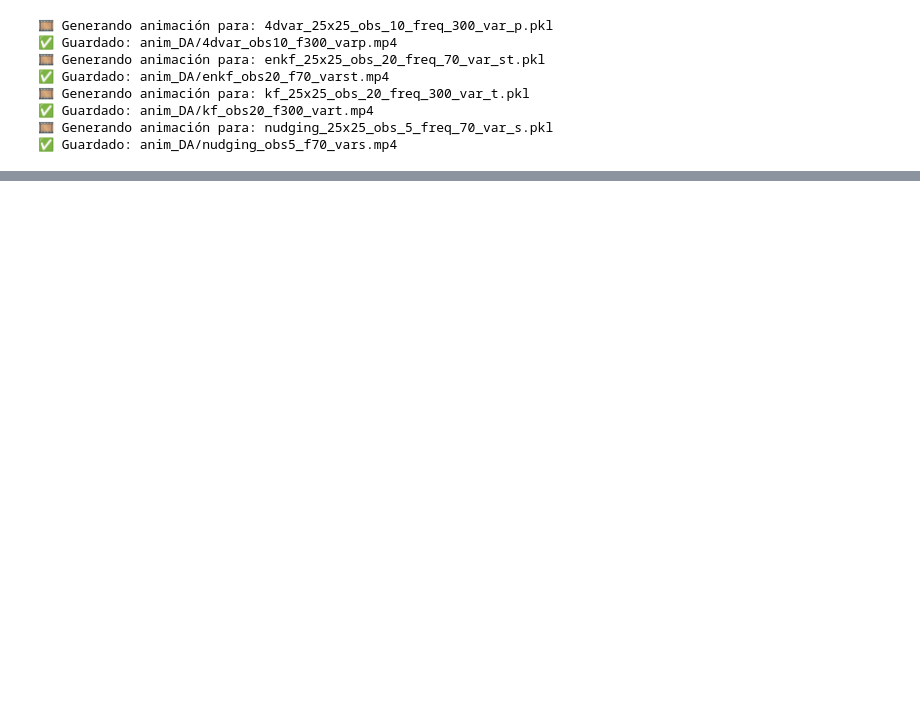
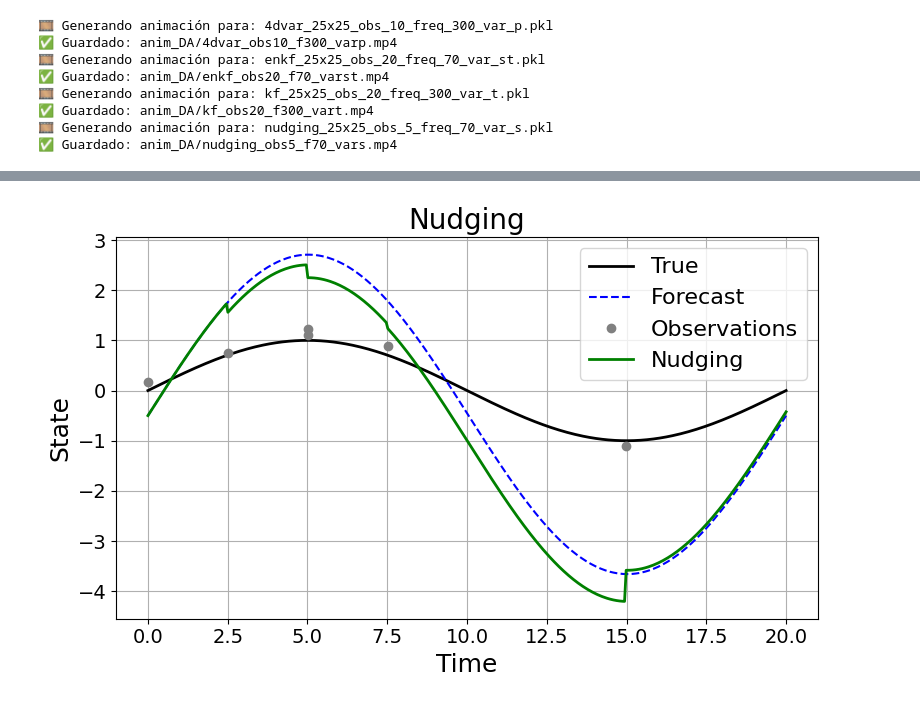
Before and after one commit to angelgvillatoro/bullville_M1, a Jupyter notebook: phd/notebook_simulacion_asimilacion_completo.ipynb, the cells around one changed output, grey strips where cells are left out. Cells and saved outputs as stored; diff of their text form; code cells hidden in the pictures; blank space fills up the shorter version.

```diff
--- a/phd/notebook_simulacion_asimilacion_completo.ipynb
+++ b/phd/notebook_simulacion_asimilacion_completo.ipynb
@@ -1881,0 +1960,100 @@ for _, row in mas_precisos.iterrows():
+# %%
+import numpy as np
+import matplotlib.pyplot as plt
+
+# Semilla para reproducibilidad
+np.random.seed(0)
+
+# Tiempo extendido
+t = np.linspace(0, 20, 400)
+dt = t[1] - t[0]
+true_signal = np.sin(np.pi * t / 10)
+
+# Índices de observación hasta t=10 + puntos de curvatura
+obs_indices = np.where(t <= 10)[0][::50]
+curvature_times = [5, 15]
+curvature_indices = [np.argmin(np.abs(t - tc)) for tc in curvature_times]
+obs_indices = np.sort(np.concatenate([obs_indices, curvature_indices]))
+
+# Observaciones ruidosas
+sigma_obs = 0.1
+observations = true_signal[obs_indices] + np.random.normal(0, sigma_obs, size=len(obs_indices))
+obs_dict = dict(zip(obs_indices, observations))
+
+# === Parámetros de error ===
+R = sigma_obs**2       # Error de observación
+B = 0.25               # Covarianza del modelo
+H = 1                  # Observación directa
+
+# === Forecast inicial ===
+forecast = np.zeros_like(t)
+forecast[0] = -0.5
+
+# === Nudging ===
+nudging = np.copy(forecast)
+nudging_gain = 0.2
+
+# === Kalman Filter ===
+kalman = np.copy(forecast)
+kalman_gain = B * H / (H * B * H + R)
+
+# === Ensemble Kalman Filter ===
+n_ensemble = 100
+ensemble = np.zeros((n_ensemble, len(t)))
+ensemble[:, 0] = -0.5 + np.random.normal(0, np.sqrt(B), size=n_ensemble)
+enkf_gain = B * H / (H * B * H + R)
+enkf_mean = np.zeros_like(t)
+enkf_mean[0] = ensemble[:, 0].mean()
+
+# === Simulación ===
+for i in range(1, len(t)):
+    model_derivative = np.cos(np.pi * t[i-1] / 10)
+
+    forecast[i] = forecast[i-1] + dt * model_derivative
+
+    # Nudging
+    nudging[i] = nudging[i-1] + dt * model_derivative
+    if i in obs_indices:
+        nudging[i] += nudging_gain * (obs_dict[i] - nudging[i])
+
+    # Kalman
+    kalman[i] = kalman[i-1] + dt * model_derivative
+    if i in obs_indices:
+        kalman[i] += kalman_gain * (obs_dict[i] - kalman[i])
+
+    # EnKF
+    for n in range(n_ensemble):
+        ensemble[n, i] = ensemble[n, i-1] + dt * model_derivative
+        if i in obs_indices:
+            perturbed_obs = obs_dict[i] + np.random.normal(0, sigma_obs)
+            ensemble[n, i] += enkf_gain * (perturbed_obs - ensemble[n, i])
+    enkf_mean[i] = ensemble[:, i].mean()
+
+# === Función para graficar ===
+def plot_method(title, method_series, filename, color, show_ensemble=False):
+    plt.figure(figsize=(8, 5))
+    plt.plot(t, true_signal, label="True", color="black", linewidth=2)
+    plt.plot(t, forecast, linestyle="--", label="Forecast", color="blue")
+    plt.plot(t[obs_indices], observations, 'o', label="Observations", color="gray", markersize=6)
+
+    if show_ensemble:
+        for n in range(n_ensemble):
+            plt.plot(t, ensemble[n], color="gray", alpha=0.1, linewidth=1)
+
+    plt.plot(t, method_series, label=title, linewidth=2, color=color)
+    plt.title(title, fontsize=20)
+    plt.xlabel("Time", fontsize=18)
+    plt.ylabel("State", fontsize=18)
+    plt.grid(True)
+    plt.legend(fontsize=16)
+    plt.tick_params(axis='both', labelsize=14)
+    plt.tight_layout()
+    plt.savefig(f"{filename}.png", dpi=300)
+    plt.show()
+
+# === Graficar por separado usando colores originales ===
+plot_method("Nudging", nudging, "nudging", color="green")
+plot_method("Kalman Filter", kalman, "kalman_filter", color="orange")
+plot_method("Ensemble Kalman Filter", enkf_mean, "enkf", color="purple", show_ensemble=True)
+# %% [output]
+[figure, added]
```
Also changed, not shown: parts of 12 cells of this notebook, 16 other files.
